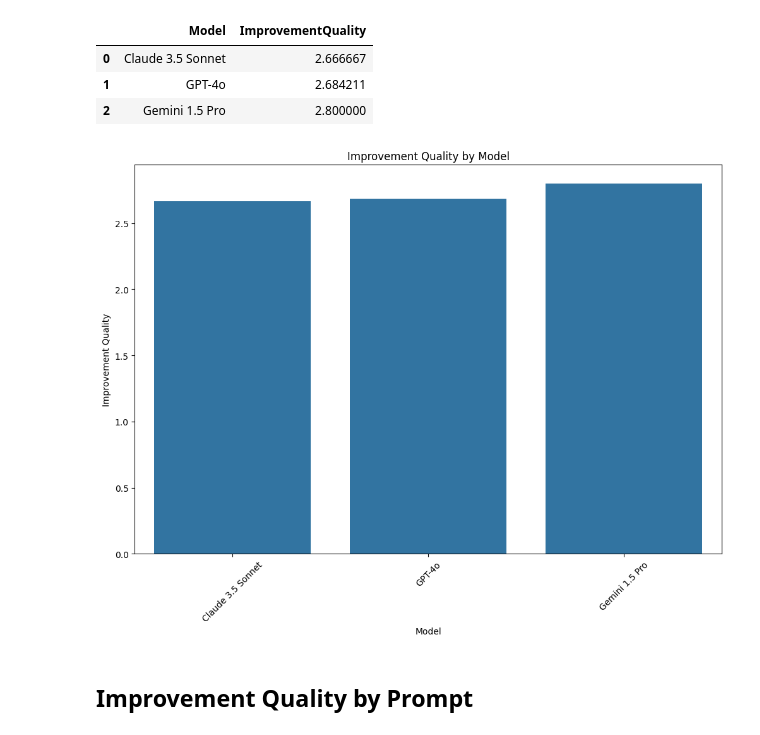
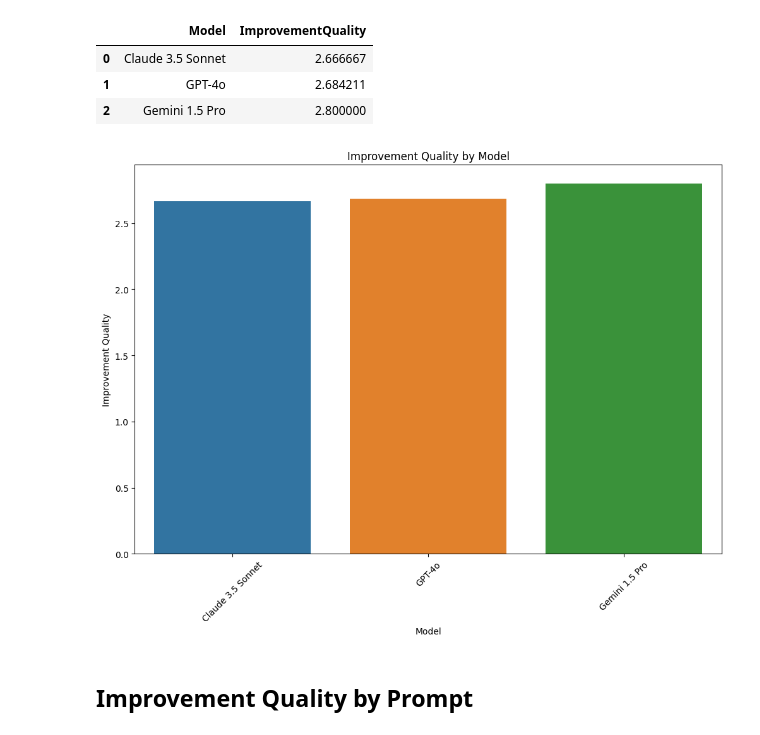
Before and after one commit to fapfaff/ai-detection-of-architectural-antipatterns, a Jupyter notebook: evaluation/evaluation.ipynb, the cells around one changed output. Cells and saved outputs as stored; diff of their text form; code cells hidden in the pictures.

```diff
--- a/evaluation/evaluation.ipynb
+++ b/evaluation/evaluation.ipynb
@@ -304,14 +304,14 @@ quality_by_model
 | 2 | Gemini 1.5 Pro | 2.800000 |
 # %%
 plt.figure(figsize=(12, 8))
-sns.barplot(x='Model', y='ImprovementQuality', data=quality_by_model)
+sns.barplot(x='Model', y='ImprovementQuality', data=quality_by_model, hue="Model")
 plt.title('Improvement Quality by Model')
 plt.xlabel("Model")
 plt.ylabel("Improvement Quality")
 plt.xticks(rotation=45)
 plt.show()
 # %% [output]
-[figure, old version]
+[figure, new version]
 # %% [markdown]
 ## Improvement Quality by Prompt
 # %%
```
Also changed, not shown: parts of 4 cells of this notebook.
